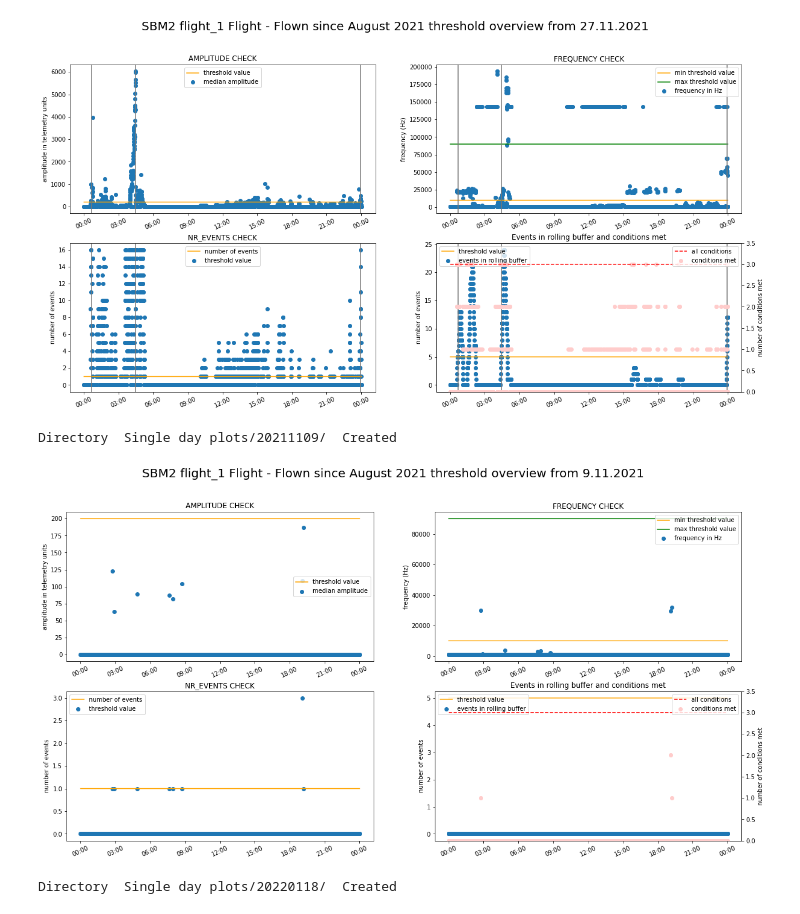
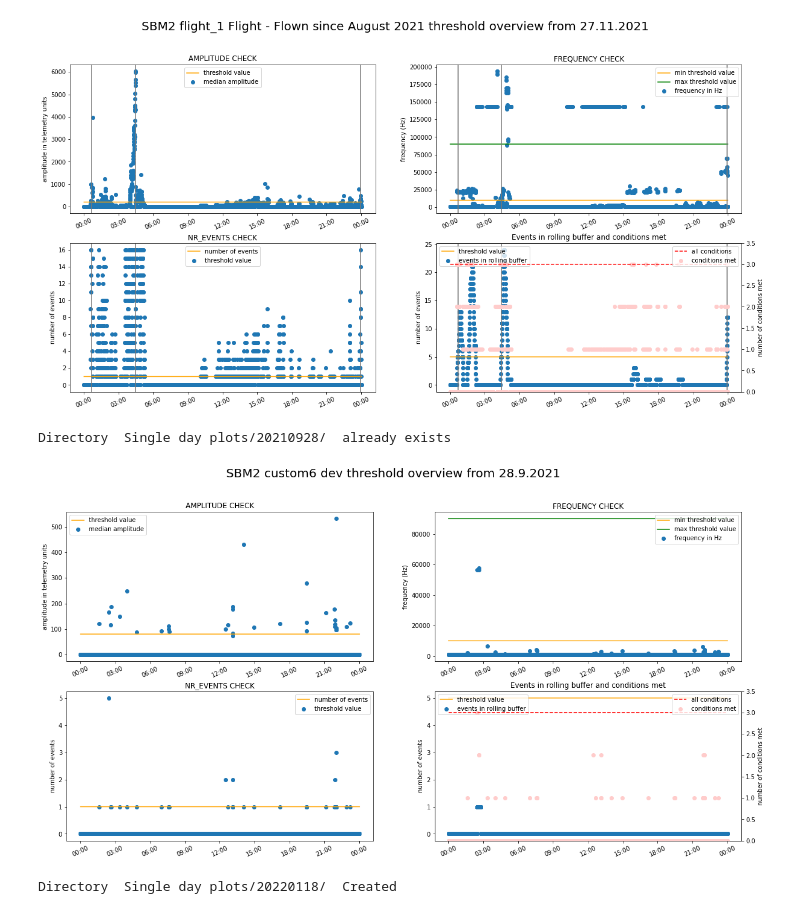
Before and after one commit to formanet415/SBM2-detection, a Jupyter notebook: Single day plotter.ipynb, the cells around one changed output. Saved outputs shown, nothing was run; the diff lists cells and outputs as text; code cells hidden in the pictures.

```diff
--- a/Single day plotter.ipynb
+++ b/Single day plotter.ipynb
@@ -249,6 +249,9 @@ custom4  = {'EPEAK_THRES': 120, 'FP_MIN': 6000, 'FP_MAX': 50000, 'NW_THRES': 1,
 # Custom config 3 - Type III optimized
 custom5  = {'EPEAK_THRES': 100, 'FP_MIN': 6000, 'FP_MAX': 50000, 'NW_THRES': 1, 'DT_LW':  600, 'N_LW_THRES': 8 , 'DT_SBM2':  7200, 'RUA': 1.0, 'title': 'custom5', 'type': 'dev - Type III optimized'}
 
+# Custom config 6
+custom6  = {'EPEAK_THRES':  80, 'FP_MIN': 10000,'FP_MAX': 90000, 'NW_THRES': 1, 'DT_LW': 1200, 'N_LW_THRES': 5 , 'DT_SBM2':  7200, 'RUA': 1.0, 'title': 'custom6', 'type': 'dev'}
+
 # Flight config 1 - Flown since August 2021
 flown_1  = {'EPEAK_THRES': 200, 'FP_MIN': 10000,'FP_MAX': 90000, 'NW_THRES': 1, 'DT_LW': 1200, 'N_LW_THRES': 5 , 'DT_SBM2':  7200, 'RUA': 1.0, 'title': 'flight_1', 'type': 'Flight - Flown since August 2021'}
 # %%
@@ -259,10 +262,10 @@ Directory  Single day plots/20211127/  Created
 [figure]
 # %%
 # Example
-plot(2021, 11, 9, flown_1)
+plot(2021, 9, 28, custom6)
 # %% [output]
-Directory  Single day plots/20211109/  Created
+Directory  Single day plots/20210928/  already exists
-[figure, old version]
+[figure, new version]
 # %%
 # Example
 plot(2022, 1, 18, flown_1)
```
Also changed, not shown: parts of 11 cells of this notebook, 20 other files.
